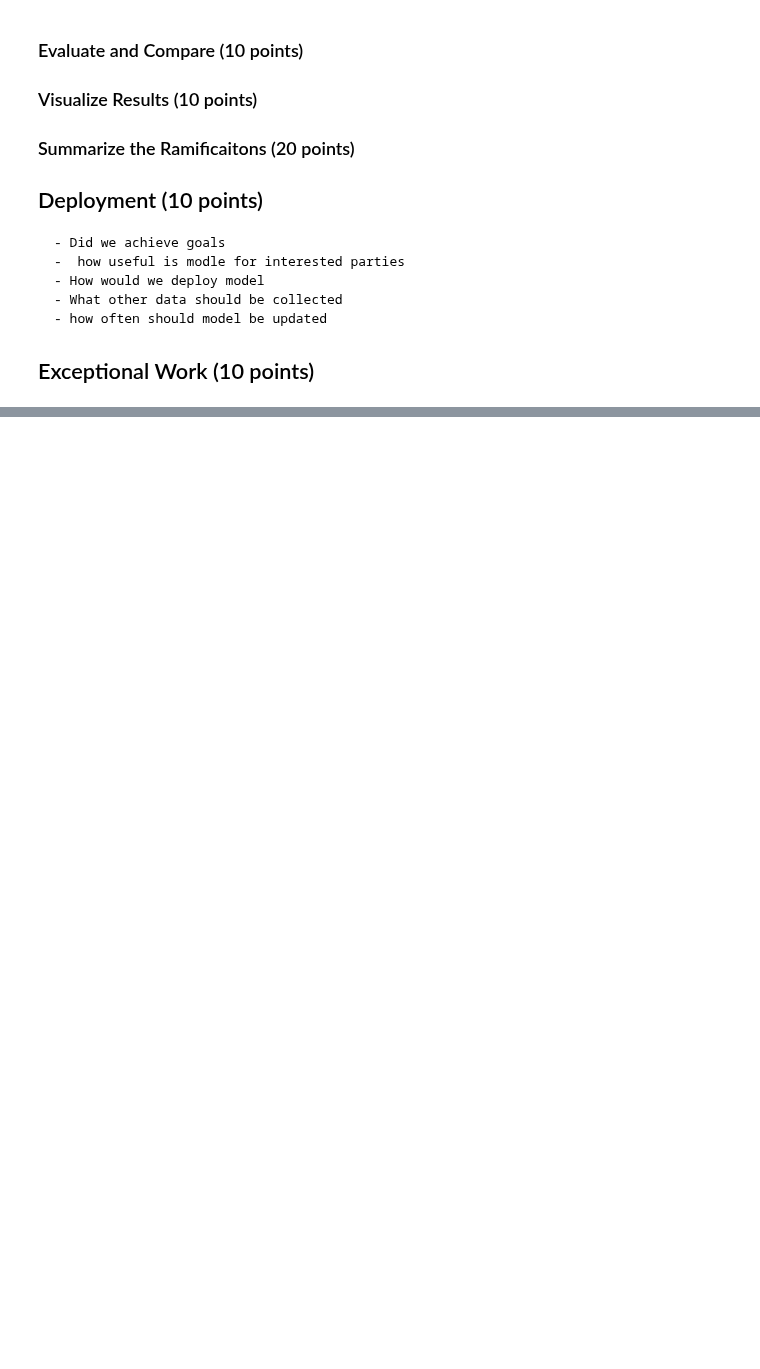
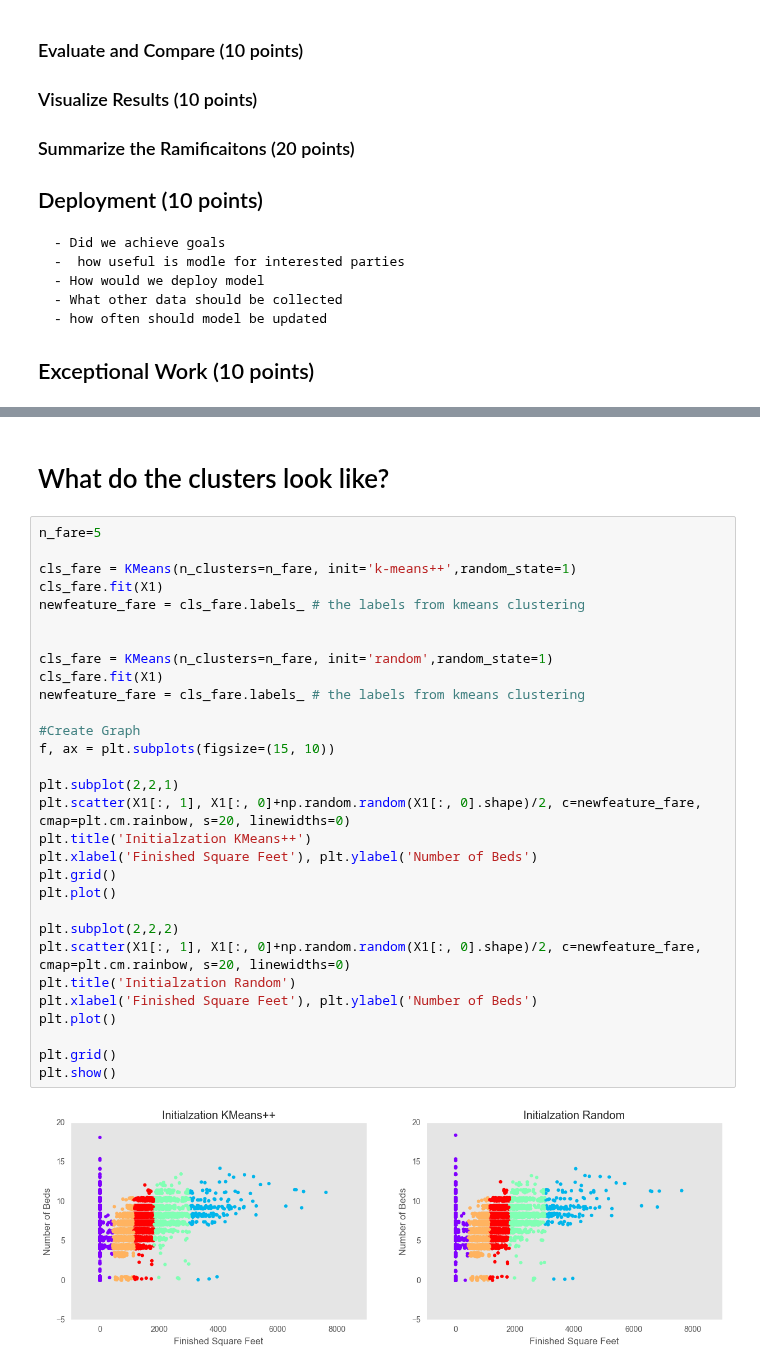
Before and after one commit to ChrisIrwin5620/Data-Mining-Group-Project, a Jupyter notebook: PythonCode/Project 3/Lab 3 Outline.ipynb, the cells around one changed output, grey strips where cells are left out. Drawn from its saved outputs; the diff is of its cells as text; blank space fills up the shorter version.

```diff
--- a/PythonCode/Project 3/Lab 3 Outline.ipynb
+++ b/PythonCode/Project 3/Lab 3 Outline.ipynb
@@ -59,0 +520,34 @@ Details for each of the following subsections differ depending on the option we
+# %% [markdown]
+# What do the clusters look like?
+# %%
+n_fare=5
+
+cls_fare = KMeans(n_clusters=n_fare, init='k-means++',random_state=1)
+cls_fare.fit(X1)
+newfeature_fare = cls_fare.labels_ # the labels from kmeans clustering
+
+
+cls_fare = KMeans(n_clusters=n_fare, init='random',random_state=1)
+cls_fare.fit(X1)
+newfeature_fare = cls_fare.labels_ # the labels from kmeans clustering
+
+#Create Graph
+f, ax = plt.subplots(figsize=(15, 10))
+
+plt.subplot(2,2,1)
+plt.scatter(X1[:, 1], X1[:, 0]+np.random.random(X1[:, 0].shape)/2, c=newfeature_fare, cmap=plt.cm.rainbow, s=20, linewidths=0)
+plt.title('Initialzation KMeans++')
+plt.xlabel('Finished Square Feet'), plt.ylabel('Number of Beds')
+plt.grid()
+plt.plot()
+
+plt.subplot(2,2,2)
+plt.scatter(X1[:, 1], X1[:, 0]+np.random.random(X1[:, 0].shape)/2, c=newfeature_fare, cmap=plt.cm.rainbow, s=20, linewidths=0)
+plt.title('Initialzation Random')
+plt.xlabel('Finished Square Feet'), plt.ylabel('Number of Beds')
+plt.plot()
+
+plt.grid()
+plt.show()
+# %% [output]
+[figure, added]
```
Also changed, not shown: parts of 14 cells of this notebook.
